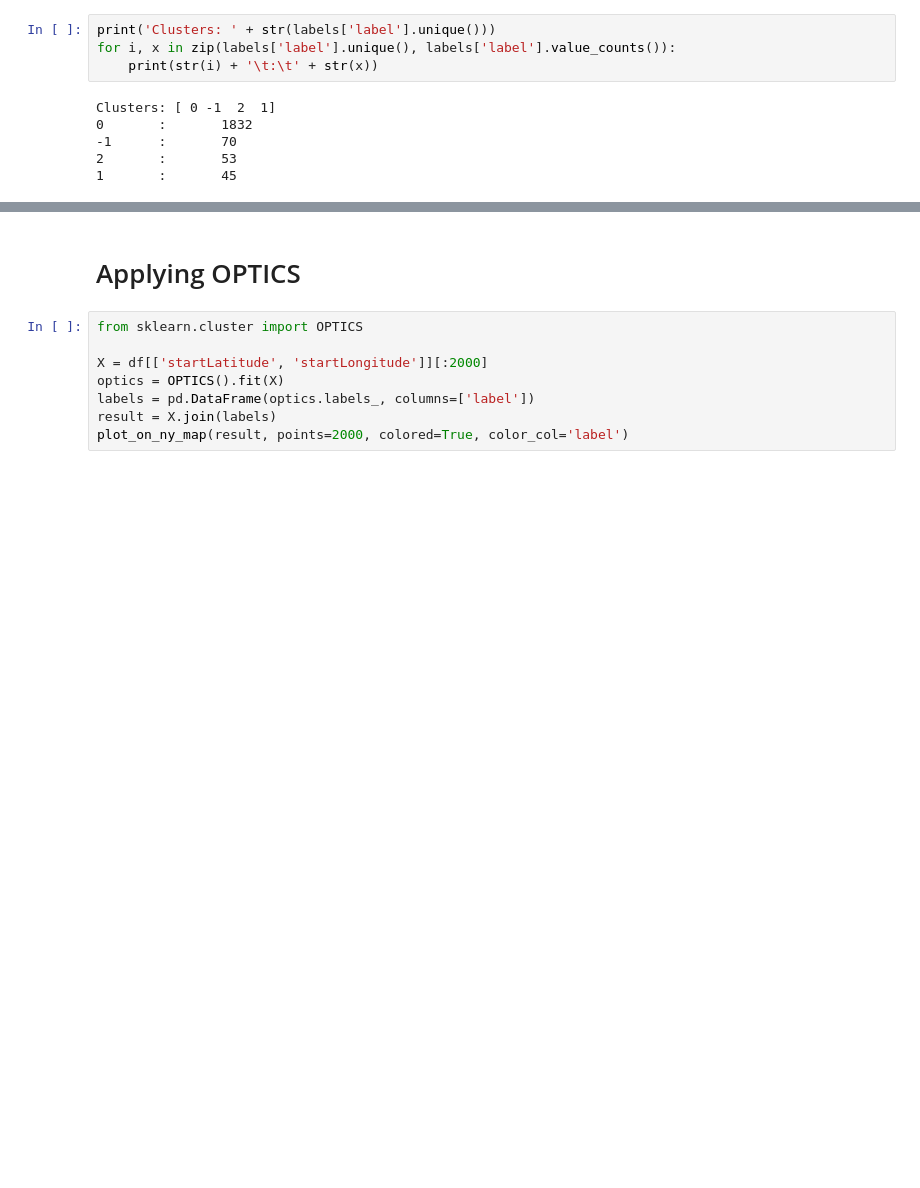
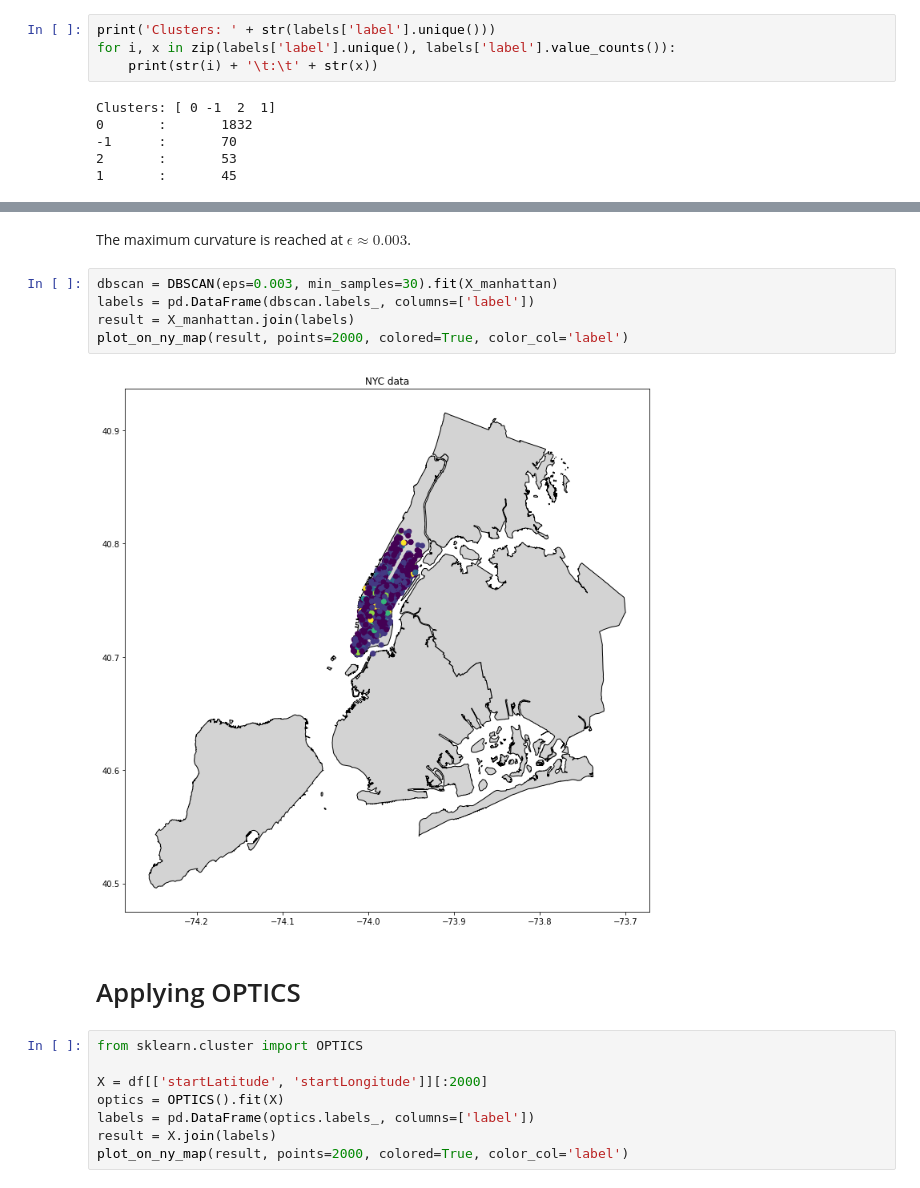
Before and after one commit to David-27/das-taxi, a Jupyter notebook: Clustering algorithms.ipynb, the cells around one changed output, grey strips where cells are left out. Cells and saved outputs as stored; diff of their text form; blank space fills up the shorter version.

```diff
--- a/Clustering algorithms.ipynb
+++ b/Clustering algorithms.ipynb
@@ -126,3 +149,12 @@ Clusters: [ 0 -1  2  1]
+# %% [markdown]
+The maximum curvature is reached at $\epsilon \approx 0.003$.
+# %%
+dbscan = DBSCAN(eps=0.003, min_samples=30).fit(X_manhattan)
+labels = pd.DataFrame(dbscan.labels_, columns=['label'])
+result = X_manhattan.join(labels)
+plot_on_ny_map(result, points=2000, colored=True, color_col='label')
+# %% [output]
+[figure, added]
 # %% [markdown]
 # Applying OPTICS
 # %%
```
Also changed, not shown: parts of 4 cells of this notebook.
